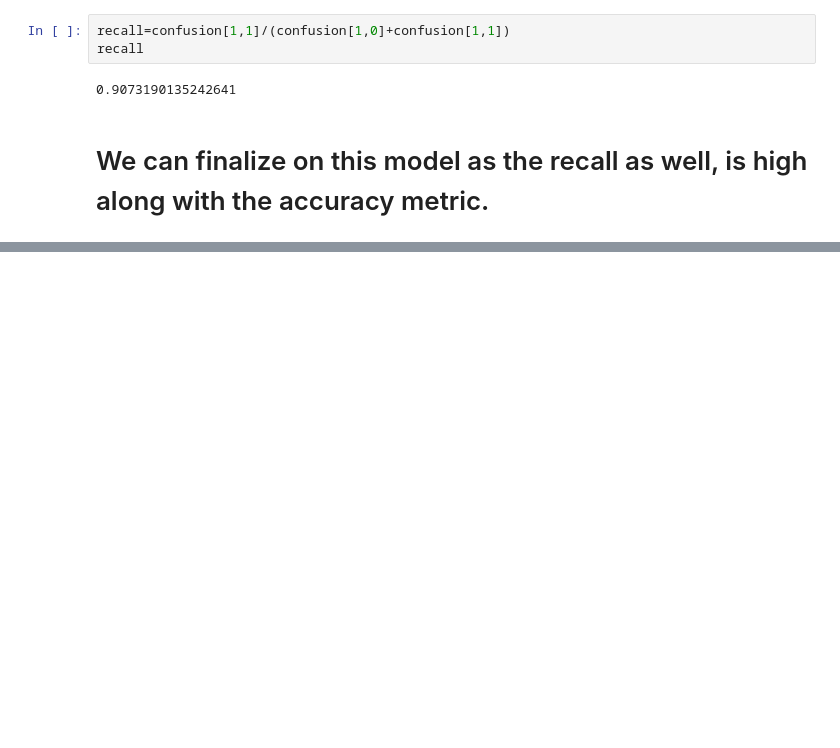
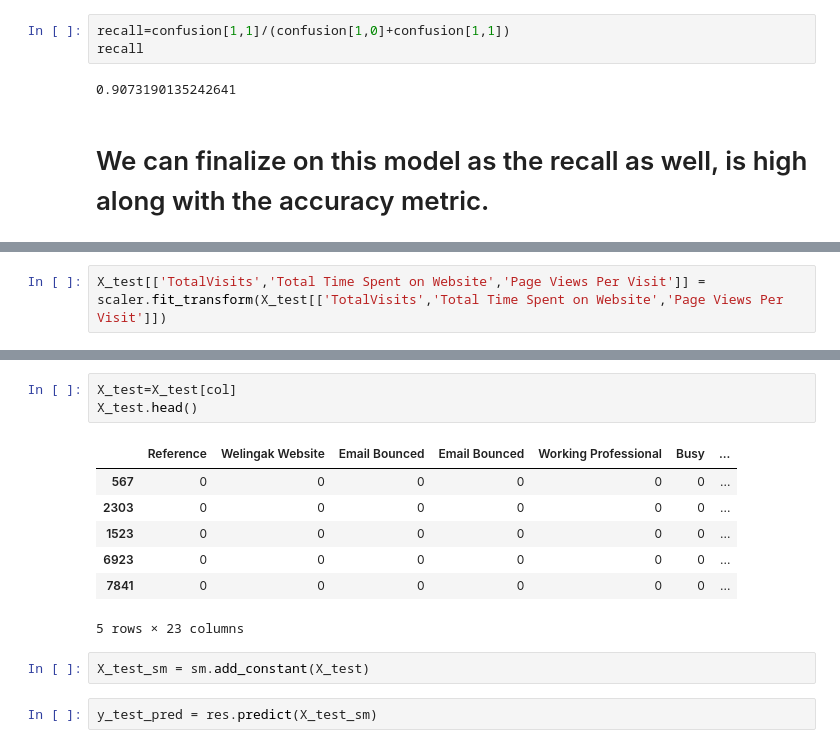
Before and after one commit to sridevim11/Lead-Scoring-Assignment, a Jupyter notebook: LeadScoring.ipynb, the cells around one changed output, grey strips where cells are left out. Cells and saved outputs as stored; diff of their text form; blank space fills up the shorter version.

```diff
--- a/LeadScoring.ipynb
+++ b/LeadScoring.ipynb
@@ -1226,0 +1229,2 @@ recall
+# %%
+X_test[['TotalVisits','Total Time Spent on Website','Page Views Per Visit']] = scaler.fit_transform(X_test[['TotalVisits','Total Time Spent on Website','Page Views Per Visit']])
@@ -1226,0 +1242,15 @@ recall
+# %%
+X_test=X_test[col]
+X_test.head()
+# %% [output]
+|  | Reference | Welingak Website | Email Bounced | Email Bounced | Working Professional | Busy | ... |
+| 567 | 0 | 0 | 0 | 0 | 0 | 0 | ... |
+| 2303 | 0 | 0 | 0 | 0 | 0 | 0 | ... |
+| 1523 | 0 | 0 | 0 | 0 | 0 | 0 | ... |
+| 6923 | 0 | 0 | 0 | 0 | 0 | 0 | ... |
+| 7841 | 0 | 0 | 0 | 0 | 0 | 0 | ... |
+5 rows × 23 columns
+# %%
+X_test_sm = sm.add_constant(X_test)
+# %%
+y_test_pred = res.predict(X_test_sm)
```
Also changed, not shown: parts of 23 cells of this notebook.
